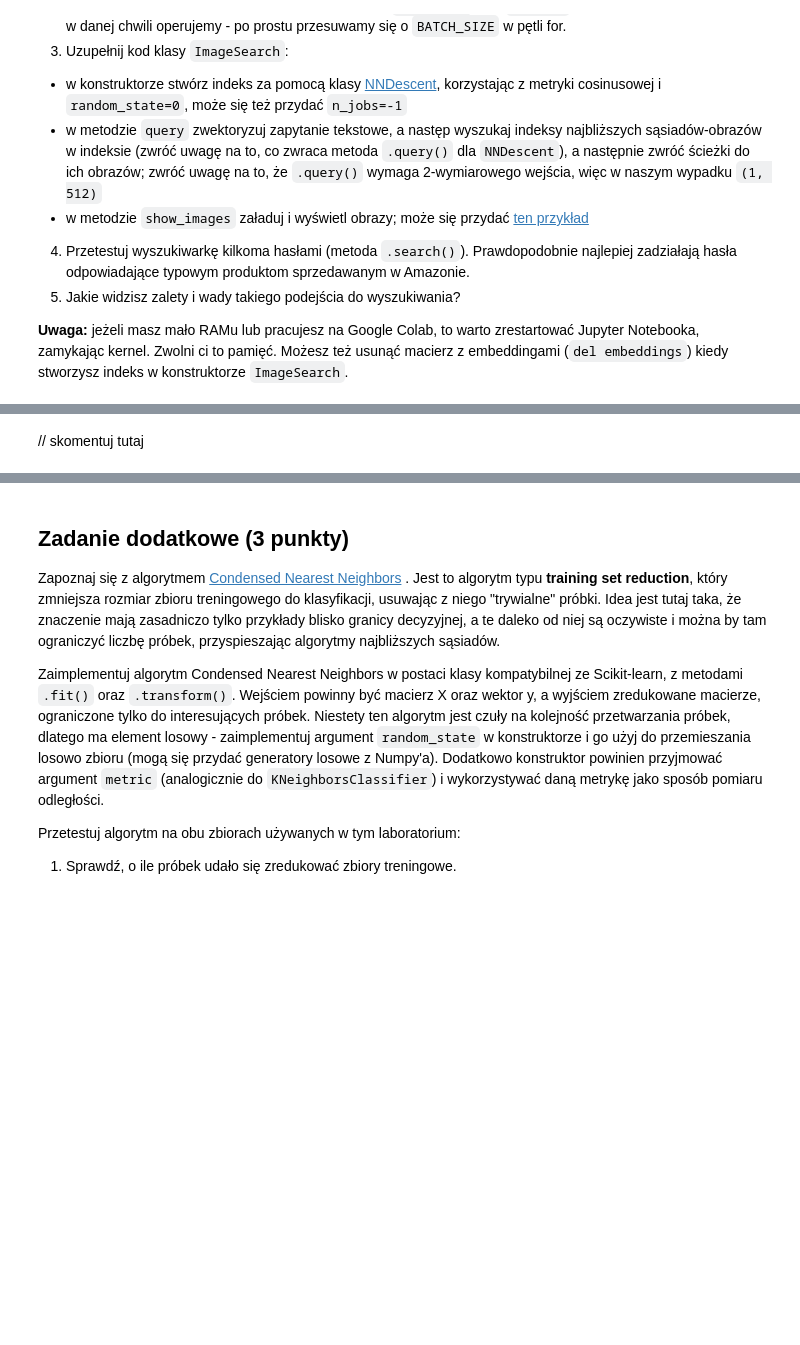
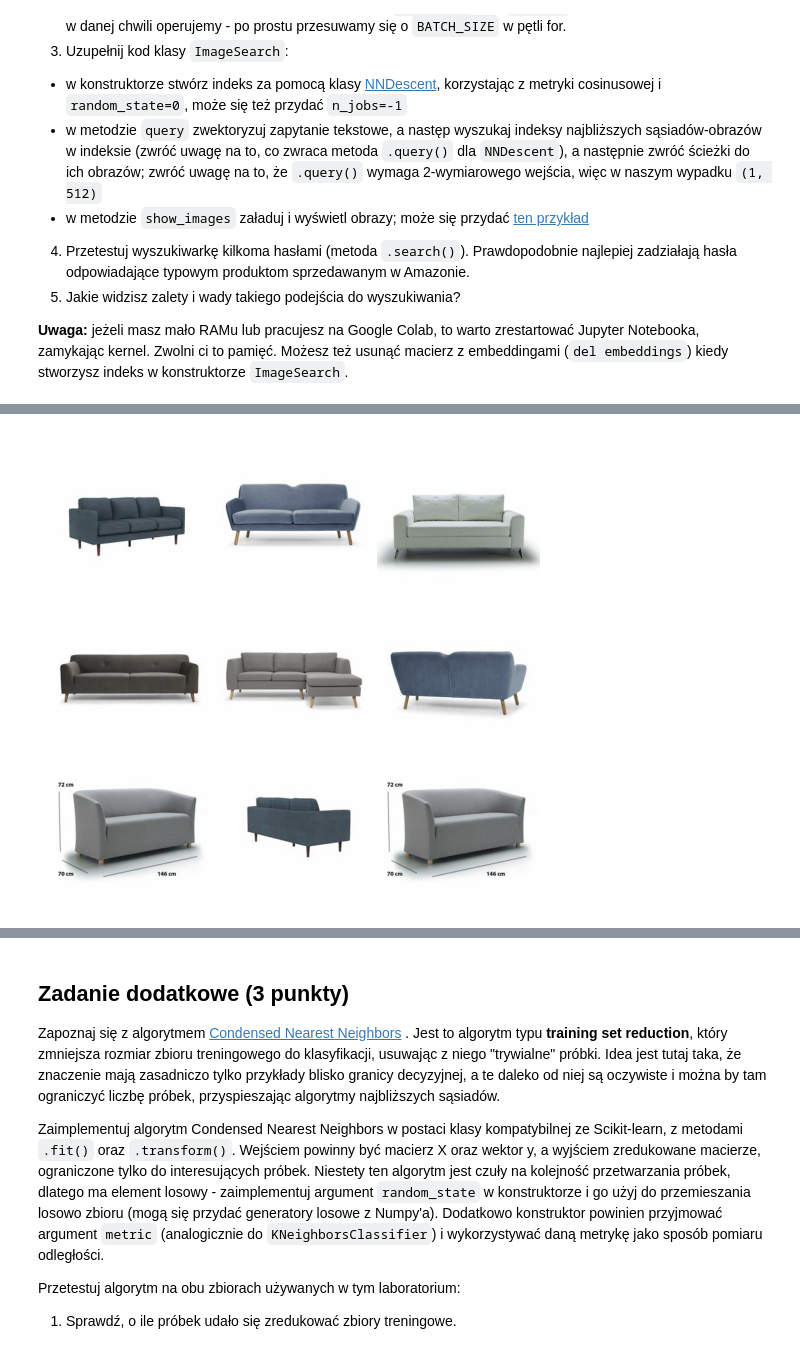
Before and after one commit to marcelijedryka/podstawy-uczenia-maszynowego-23-24, a Jupyter notebook: lab2/notebook.ipynb, the cells around one changed output, grey strips where cells are left out. Saved outputs shown, nothing was run; the diff lists cells and outputs as text; code cells hidden in the pictures; blank space fills up the shorter version.

```diff
--- a/lab2/notebook.ipynb
+++ b/lab2/notebook.ipynb
@@ -679,7 +707,7 @@ from sentence_transformers import SentenceTransformer
 from tqdm.notebook import tqdm
 
 
-MAX_IMAGES = 50000
+MAX_IMAGES = 10000
 BATCH_SIZE = joblib.cpu_count(only_physical_cores=True)
 
 
@@ -702,13 +730,24 @@ def vectorize_images(image_paths: pd.Series) -> np.ndarray:
         for batch in batched(image_paths.iloc[:MAX_IMAGES], BATCH_SIZE):
             # update end_idx; remember to stop at MAX_IMAGES!
 
+            end_idx = start_idx + len(batch)
+
+            if end_idx > MAX_IMAGES:
+                end_idx = MAX_IMAGES
             # load images with Image.open()
+            images = tuple(Image.open(image_path) for image_path in batch)
 
             # calculate embeddings
 
+            image_embeddings = model.encode(images)
+
             # save embeddings in the embeddings array
 
+            embeddings[start_idx : end_idx] = image_embeddings
+
             # update start_idx
+
+            start_idx = end_idx
 
             pbar.update(BATCH_SIZE)
 
@@ -718,5 +775,6 @@ embeddings = vectorize_images(image_paths)
 # %%
 from pynndescent import NNDescent
+from mpl_toolkits.axes_grid1 import ImageGrid
 
 
 class ImageSearch:
@@ -728,17 +786,32 @@ class ImageSearch:
         self.model = SentenceTransformer("clip-ViT-B-32", device=device)
 
         # create PyNNDescent index
-        self.index = ...
+        self.index = NNDescent(embeddings, metric="cosine", n_jobs=-1, random_state=0)
 
     def search(self, text: str, n_neighbors: int = 9) -> None:
         image_paths = self.query(text, n_neighbors)
         self.show(image_paths)
 
     def query(self, text: str, n_neighbors: int = 9) -> list[str]:
-        ...
+        query_embedding = self.model.encode(text)
+        ids, _ = self.index.query([query_embedding], k=n_neighbors)
+
+        return self.image_paths[ids[0]]
 
     def show(self, image_paths: list[str]) -> None:
-        ...
+
+        grid = ImageGrid(
+            plt.figure(figsize=(10, 6)),
+            111,
+            nrows_ncols=(3, 3),
+        )
+
+        for pos, image_path in zip(grid, image_paths):
+            image = Image.open(image_path)
+            pos.imshow(image)
+            pos.axis("off")
+
+        plt.show()
 # %%
 image_search = ImageSearch(image_paths, embeddings)
 # %%
@@ -746,2 +821,4 @@ image_search.search("blue pillow")
-# %% [markdown]
-// skomentuj tutaj
+# %%
+image_search.search("sofa")
+# %% [output]
+[figure, added]
```
Also changed, not shown: parts of 16 cells of this notebook.
